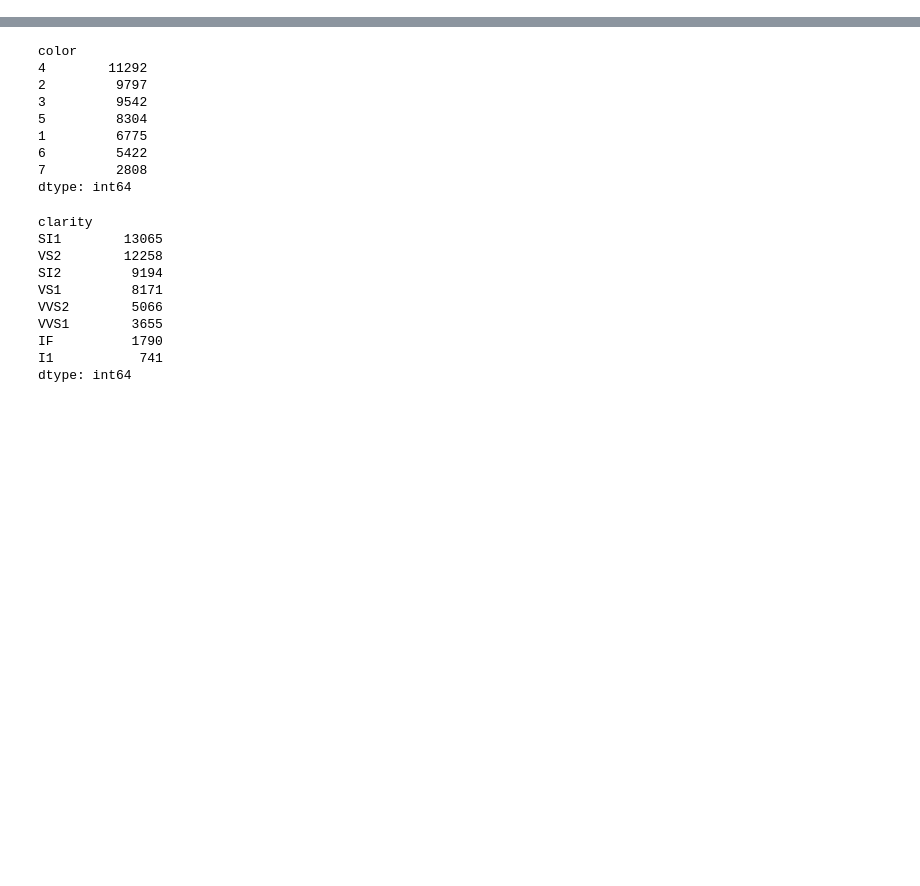
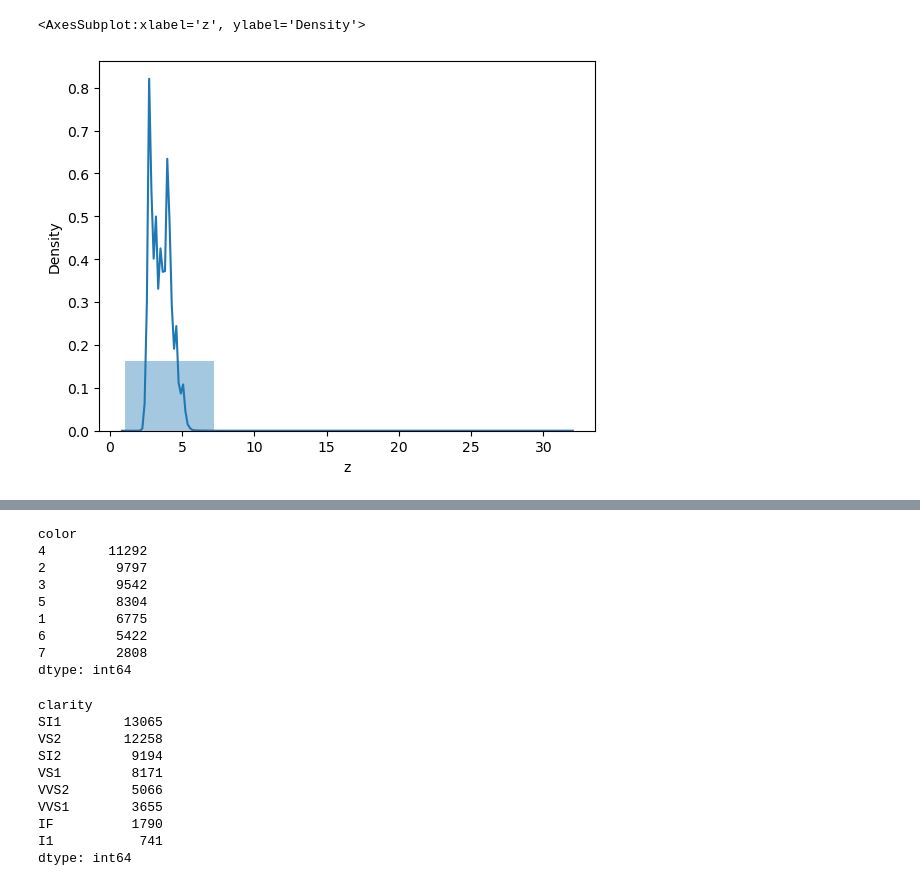
Before and after one commit to JivitteshS/Projects, a Jupyter notebook: Diamon Price Prediction/Price Prediction - Diamond.ipynb, the cells around one changed output, grey strips where cells are left out. Drawn from its saved outputs; the diff is of its cells as text; code cells hidden in the pictures; blank space fills up the shorter version.

```diff
--- a/Diamon Price Prediction/Price Prediction - Diamond.ipynb
+++ b/Diamon Price Prediction/Price Prediction - Diamond.ipynb
@@ -25,0 +116,5 @@ y=df["price"]
+# %%
+sns.distplot(df['z'],bins=5)
+# %% [output]
+<AxesSubplot:xlabel='z', ylabel='Density'>
+[figure, added]
```
Also changed, not shown: parts of 25 cells of this notebook.
